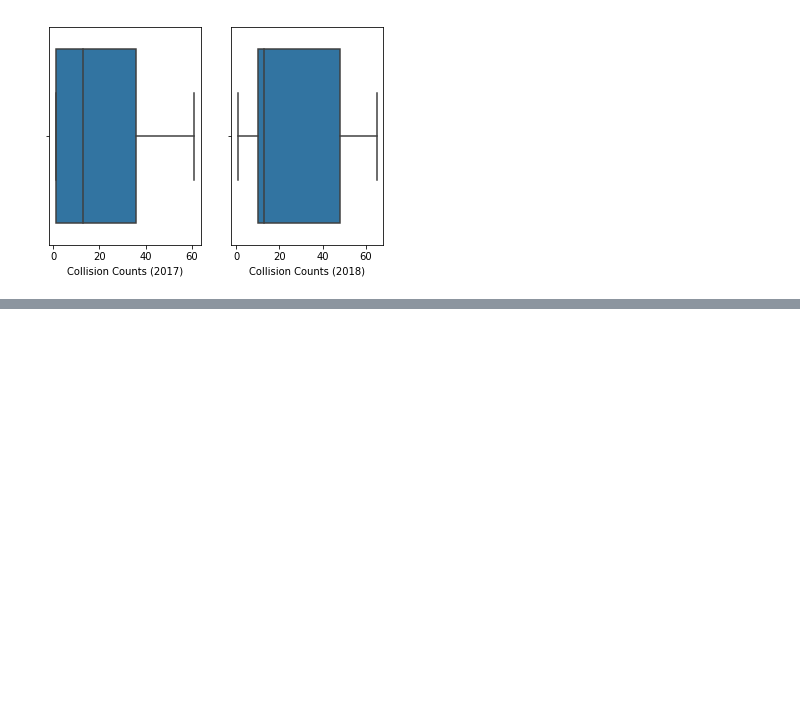
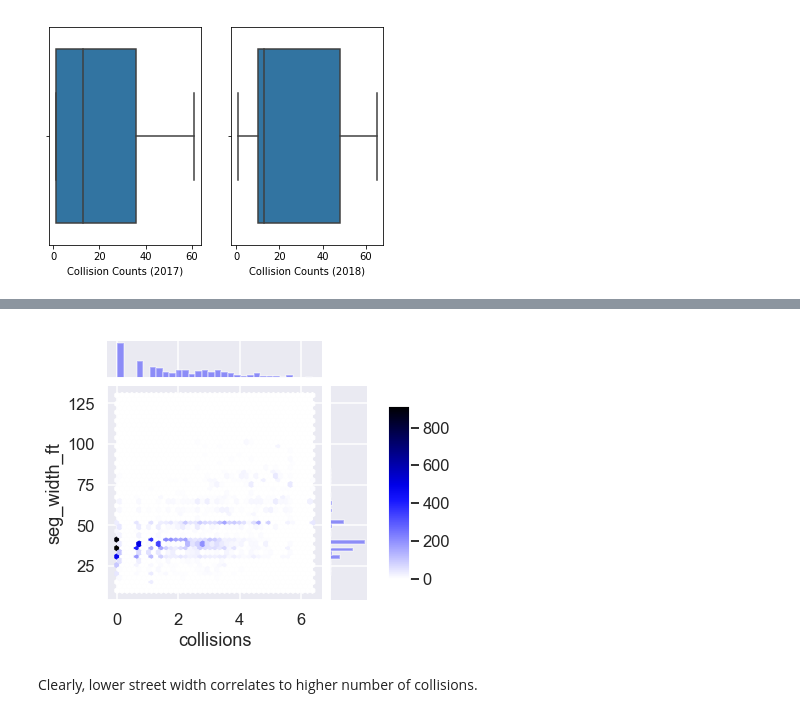
Before and after one commit to rileyfroehlich/COGS-108-Final-Project, a Jupyter notebook: Final_Project.ipynb, the cells around one changed output, grey strips where cells are left out. Cells and saved outputs as stored; diff of their text form; code cells hidden in the pictures; blank space fills up the shorter version.

```diff
--- a/Final_Project.ipynb
+++ b/Final_Project.ipynb
@@ -261,3 +292,18 @@ Matplotlib is currently using module://ipykernel.pylab.backend_inline, which is
+# %%
+df_index_collisions_copy = df_index_collisions.copy()
+# take log of collisions column
+df_index_collisions_copy['collisions'] = np.log(df_index_collisions_copy['collisions'])
+
+sns.set_style("darkgrid")
+hexplot = sns.jointplot(x="collisions", y="seg_width_ft", data=df_index_collisions_copy, kind="hex",color = "blue")
+plt.subplots_adjust(left=0.2, right=0.8, top=0.8, bottom=0.2)
+cbar_ax = hexplot.fig.add_axes([.85, .25, .05, .4])
+plt.colorbar(cax=cbar_ax)
+plt.show()
+# %% [output]
+[figure, added]
+# %% [markdown]
+Clearly, lower street width correlates to higher number of collisions.
 # %%
 Updating(need to convert to a single year)
 # %%
```
Also changed, not shown: parts of 7 cells of this notebook.
